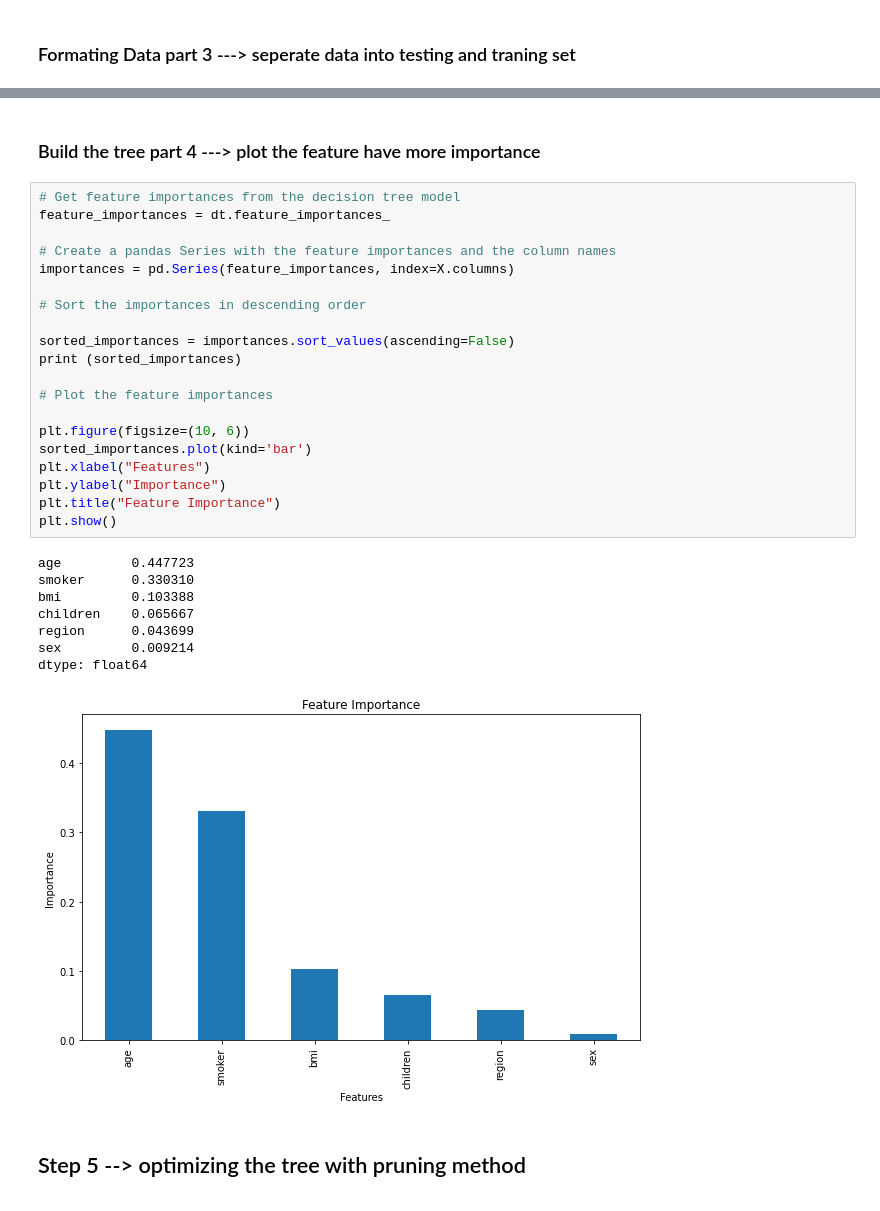
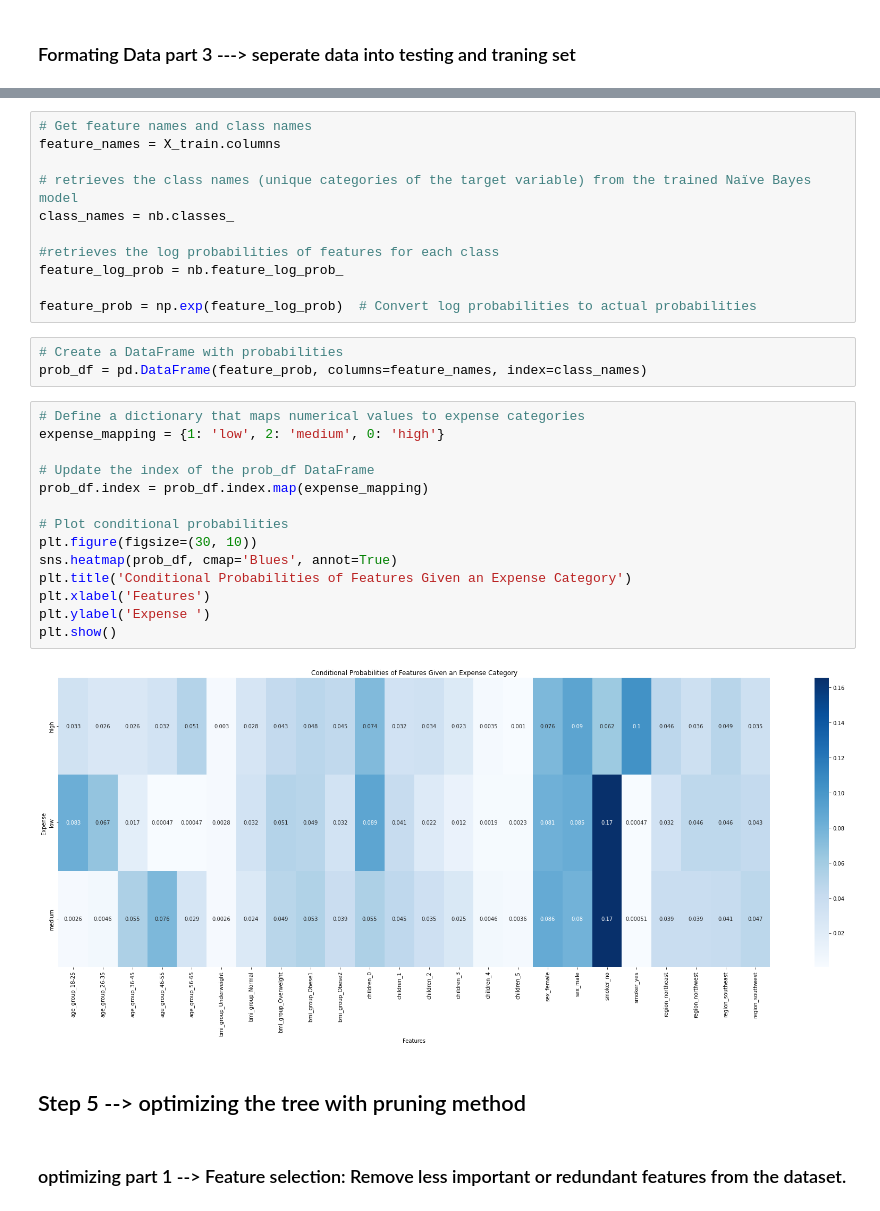
Before and after one commit to SouravDaedo/Insurance-Premium-Prediction, a Jupyter notebook: Classification_Model__Naive_Bayes_.ipynb, the cells around one changed output, grey strips where cells are left out. Saved outputs shown, nothing was run; the diff lists cells and outputs as text.

```diff
--- a/Classification_Model__Naive_Bayes_.ipynb
+++ b/Classification_Model__Naive_Bayes_.ipynb
@@ -318,33 +346,34 @@ weighted avg       0.82      0.82      0.82       335
-# %% [markdown]
-### Build the tree part 4 ---> plot the feature have more importance
-# %%
-# Get feature importances from the decision tree model
-feature_importances = dt.feature_importances_
-
-# Create a pandas Series with the feature importances and the column names
-importances = pd.Series(feature_importances, index=X.columns)
-
-# Sort the importances in descending order
-
-sorted_importances = importances.sort_values(ascending=False)
-print (sorted_importances)
-
-# Plot the feature importances
-
-plt.figure(figsize=(10, 6))
-sorted_importances.plot(kind='bar')
-plt.xlabel("Features")
-plt.ylabel("Importance")
-plt.title("Feature Importance")
-plt.show()
-# %% [output]
-age         0.447723
-smoker      0.330310
-bmi         0.103388
-children    0.065667
-region      0.043699
-sex         0.009214
-dtype: float64
-[figure, removed]
+# %%
+# Get feature names and class names
+feature_names = X_train.columns
+
+# retrieves the class names (unique categories of the target variable) from the trained Naïve Bayes model
+class_names = nb.classes_
+
+#retrieves the log probabilities of features for each class
+feature_log_prob = nb.feature_log_prob_
+
+feature_prob = np.exp(feature_log_prob)  # Convert log probabilities to actual probabilities
+# %%
+# Create a DataFrame with probabilities
+prob_df = pd.DataFrame(feature_prob, columns=feature_names, index=class_names)
+# %%
+# Define a dictionary that maps numerical values to expense categories
+expense_mapping = {1: 'low', 2: 'medium', 0: 'high'}
+
+# Update the index of the prob_df DataFrame
+prob_df.index = prob_df.index.map(expense_mapping)
+
+# Plot conditional probabilities
+plt.figure(figsize=(30, 10))
+sns.heatmap(prob_df, cmap='Blues', annot=True)
+plt.title('Conditional Probabilities of Features Given an Expense Category')
+plt.xlabel('Features')
+plt.ylabel('Expense ')
+plt.show()
+# %% [output]
+[figure, added]
 # %% [markdown]
 ## Step 5 --> optimizing the tree with pruning method
+# %% [markdown]
+### optimizing part 1 --> Feature selection: Remove less important or redundant features from the dataset.
```
Also changed, not shown: parts of 55 cells of this notebook.
